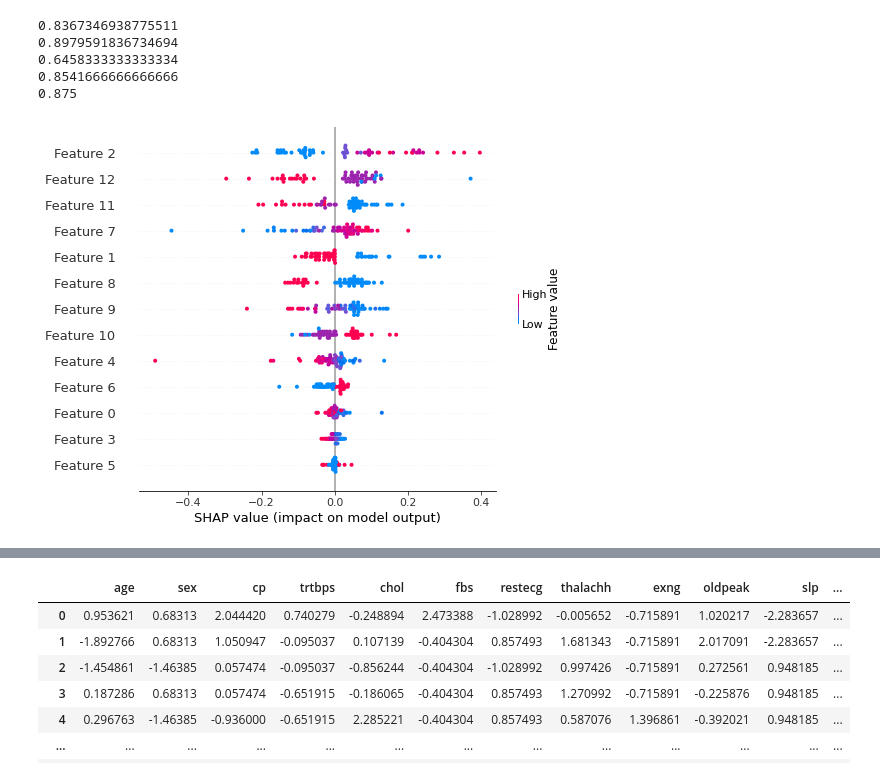
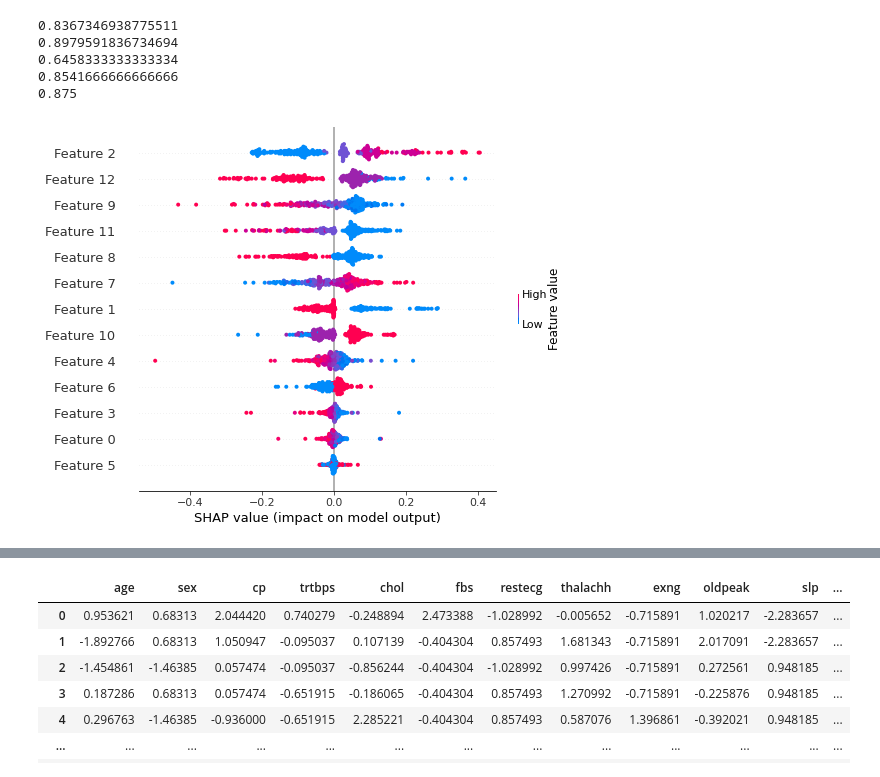
Before and after one commit to JGolub99/Future-of-work, a Jupyter notebook: ONET_18-10-21/SHAP_for_heart.ipynb, the cells around one changed output, grey strips where cells are left out. Saved outputs shown, nothing was run; the diff lists cells and outputs as text; code cells hidden in the pictures.

```diff
--- a/ONET_18-10-21/SHAP_for_heart.ipynb
+++ b/ONET_18-10-21/SHAP_for_heart.ipynb
@@ -122,23 +122,23 @@ y_pred = gpc.predict(X_test)
 # %%
 import sklearn
 #from sklearn.model_selection import train_test_split
 import numpy as np
 import shap
 #import time
 #from sklearn.gaussian_process import GaussianProcessRegressor
 #from sklearn.gaussian_process.kernels import WhiteKernel, DotProduct
 
 #X,y = shap.datasets.diabetes()
 #X_train,X_test,y_train,y_test = train_test_split(X, y, test_size=0.2, random_state=0)
 X_train_summary = shap.kmeans(scaled_total_set.iloc[:,0:13], 10)
 #kernel = DotProduct() + WhiteKernel()
 
 #gp = GaussianProcessRegressor(kernel)
 #gp.fit(X_train, y_train)
-
+X_test = np.array(scaled_total_set.iloc[:,0:13])
 explainer = shap.KernelExplainer(gpc.predict, X_train_summary)
 shap_values = explainer.shap_values(X_test)
 plt = shap.summary_plot(shap_values, X_test)
 # %% [output]
-[figure, old version]
+[figure, new version]
 # %%
```
Also changed, not shown: parts of 5 cells of this notebook, 2 other files.
